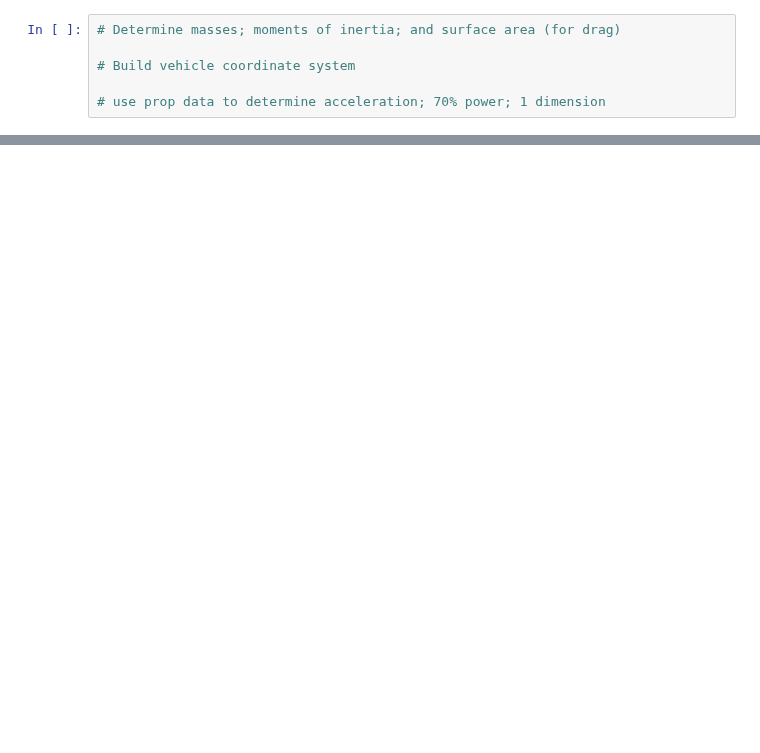
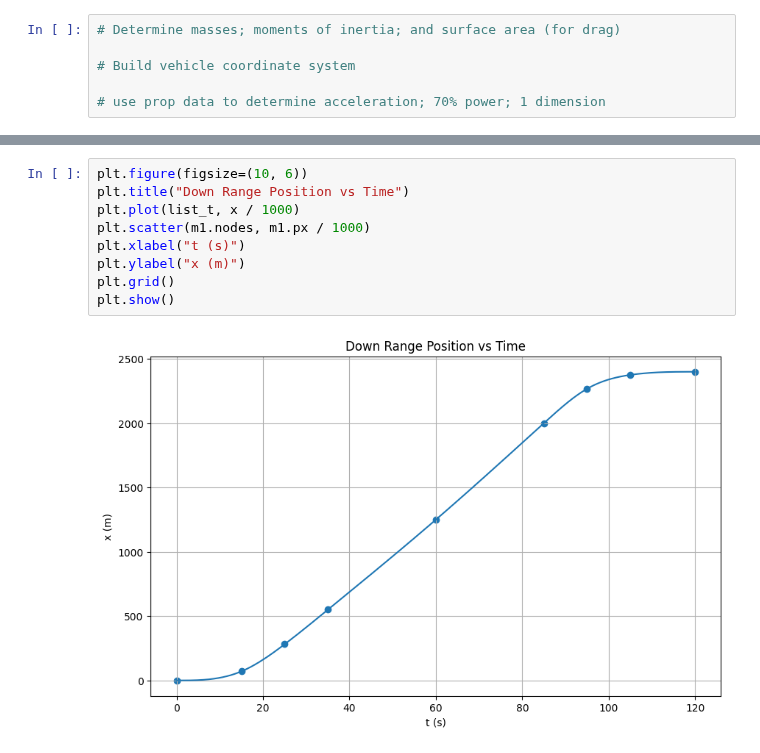
Before and after one commit to NathanielHargan/UAV_Optimization, a Jupyter notebook: PlotProfiles.ipynb, the cells around one changed output, grey strips where cells are left out. Drawn from its saved outputs; the diff is of its cells as text; blank space fills up the shorter version.

```diff
--- a/PlotProfiles.ipynb
+++ b/PlotProfiles.ipynb
@@ -160,0 +172,11 @@ axs[2,2].grid()
+# %%
+plt.figure(figsize=(10, 6))
+plt.title("Down Range Position vs Time")
+plt.plot(list_t, x / 1000)
+plt.scatter(m1.nodes, m1.px / 1000)
+plt.xlabel("t (s)")
+plt.ylabel("x (m)")
+plt.grid()
+plt.show()
+# %% [output]
+[figure, added]
```
Also changed, not shown: parts of 7 cells of this notebook, 24 other files.
